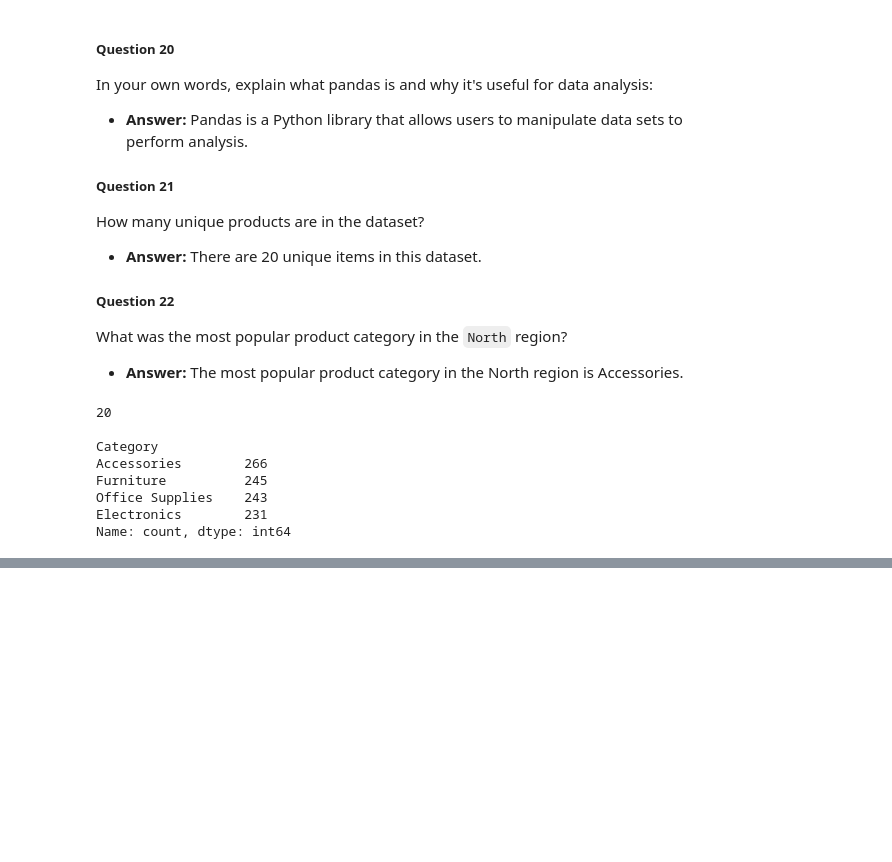
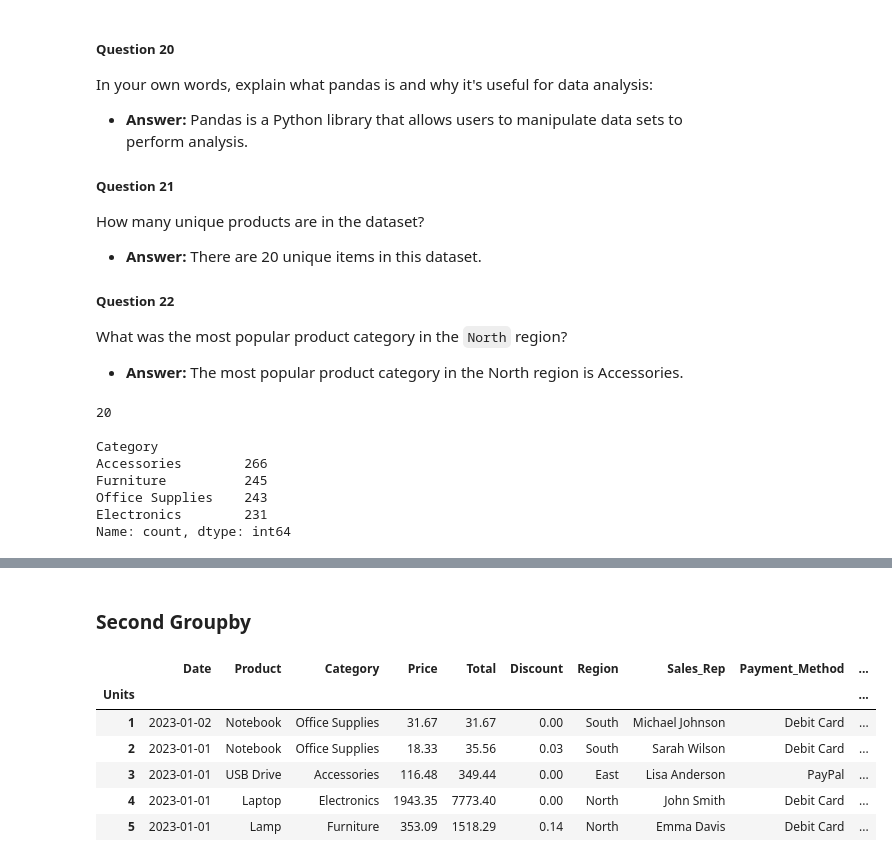
Before and after one commit to adalei1801/unit-3-data-science, a Jupyter notebook: 01_pandas.ipynb, the cells around one changed output, grey strips where cells are left out. Cells and saved outputs as stored; diff of their text form; code cells hidden in the pictures; blank space fills up the shorter version.

```diff
--- a/01_pandas.ipynb
+++ b/01_pandas.ipynb
@@ -418,0 +458,13 @@ Name: count, dtype: int64
+# %% [markdown]
+### Second Groupby
+# %%
+units = sales_df.groupby("Units")
+units.first()
+# %% [output]
+|  | Date | Product | Category | Price | Total | Discount | Region | Sales_Rep | Payment_Method | ... |
+| Units |  |  |  |  |  |  |  |  |  | ... |
+| 1 | 2023-01-02 | Notebook | Office Supplies | 31.67 | 31.67 | 0.00 | South | Michael Johnson | Debit Card | ... |
+| 2 | 2023-01-01 | Notebook | Office Supplies | 18.33 | 35.56 | 0.03 | South | Sarah Wilson | Debit Card | ... |
+| 3 | 2023-01-01 | USB Drive | Accessories | 116.48 | 349.44 | 0.00 | East | Lisa Anderson | PayPal | ... |
+| 4 | 2023-01-01 | Laptop | Electronics | 1943.35 | 7773.40 | 0.00 | North | John Smith | Debit Card | ... |
+| 5 | 2023-01-01 | Lamp | Furniture | 353.09 | 1518.29 | 0.14 | North | Emma Davis | Debit Card | ... |
```
Also changed, not shown: parts of 7 cells of this notebook.
